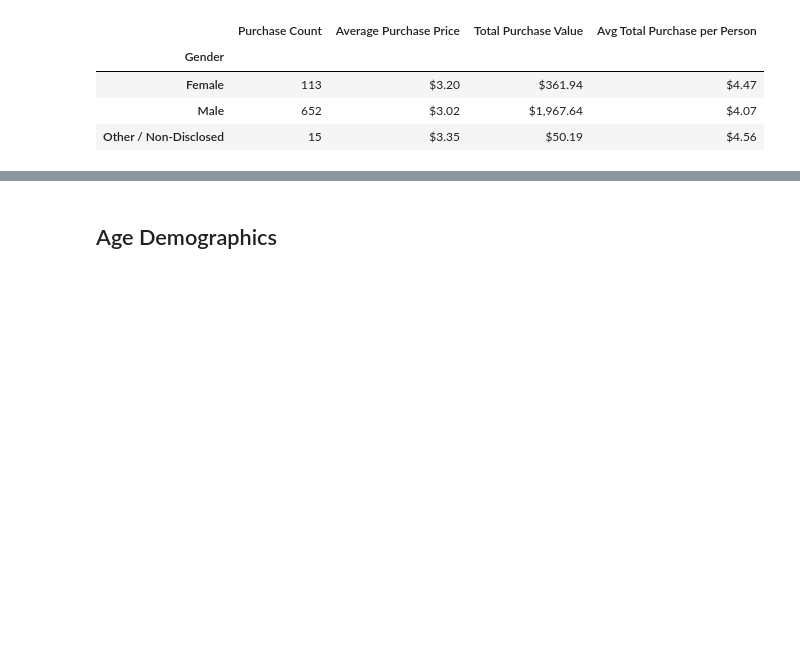
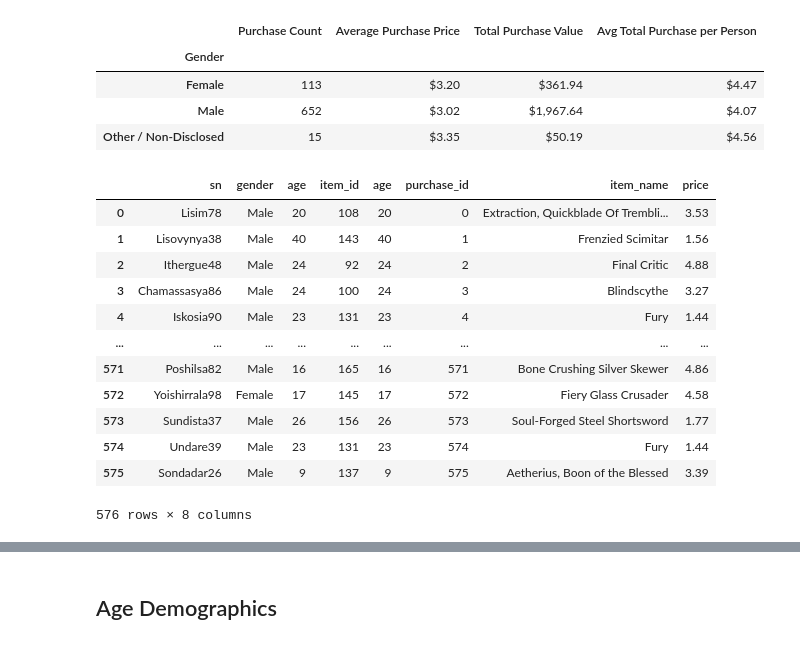
Before and after one commit to faithlierheimer/DABootCampLierheimer, a Jupyter notebook: pandas-challenge/HeroesOfPymoli.ipynb, the cells around one changed output, grey strips where cells are left out. Drawn from its saved outputs; the diff is of its cells as text; code cells hidden in the pictures; blank space fills up the shorter version.

```diff
--- a/pandas-challenge/HeroesOfPymoli.ipynb
+++ b/pandas-challenge/HeroesOfPymoli.ipynb
@@ -57,9 +51,7 @@ unique_sn = purchases['sn'].unique()
 unique_sn = pd.Series(unique_sn)
 unique_sn = unique_sn.to_frame()
 print(unique_sn.count())
-gender = purchases[['sn', 'gender']]
-
-#unique_purchases = pd.DataFrame(data = unique_purch, index = ['sn'], columns = ['gender'] )
+gender = purchases[['sn', 'gender','age', 'item_id', 'age', 'purchase_id', 'item_name', 'price']]
 # %% [output]
 0    576
 dtype: int64
@@ -235,3 +234,21 @@ gender_demographics
 | Female | 113 | $3.20 | $361.94 | $4.47 |
 | Male | 652 | $3.02 | $1,967.64 | $4.07 |
 | Other / Non-Disclosed | 15 | $3.35 | $50.19 | $4.56 |
+# %%
+#Clean up column names
+unique_sn_gender.columns = ['sn', 'gender', 'age', 'item_id', 'age', 'purchase_id', 'item_name', 'price']
+unique_sn_gender
+# %% [output]
+|  | sn | gender | age | item_id | age | purchase_id | item_name | price |
+| 0 | Lisim78 | Male | 20 | 108 | 20 | 0 | Extraction, Quickblade Of Trembli... | 3.53 |
+| 1 | Lisovynya38 | Male | 40 | 143 | 40 | 1 | Frenzied Scimitar | 1.56 |
+| 2 | Ithergue48 | Male | 24 | 92 | 24 | 2 | Final Critic | 4.88 |
+| 3 | Chamassasya86 | Male | 24 | 100 | 24 | 3 | Blindscythe | 3.27 |
+| 4 | Iskosia90 | Male | 23 | 131 | 23 | 4 | Fury | 1.44 |
+| ... | ... | ... | ... | ... | ... | ... | ... | ... |
+| 571 | Poshilsa82 | Male | 16 | 165 | 16 | 571 | Bone Crushing Silver Skewer | 4.86 |
+| 572 | Yoishirrala98 | Female | 17 | 145 | 17 | 572 | Fiery Glass Crusader | 4.58 |
+| 573 | Sundista37 | Male | 26 | 156 | 26 | 573 | Soul-Forged Steel Shortsword | 1.77 |
+| 574 | Undare39 | Male | 23 | 131 | 23 | 574 | Fury | 1.44 |
+| 575 | Sondadar26 | Male | 9 | 137 | 9 | 575 | Aetherius, Boon of the Blessed | 3.39 |
+576 rows × 8 columns
```
Also changed, not shown: parts of 7 cells of this notebook.
